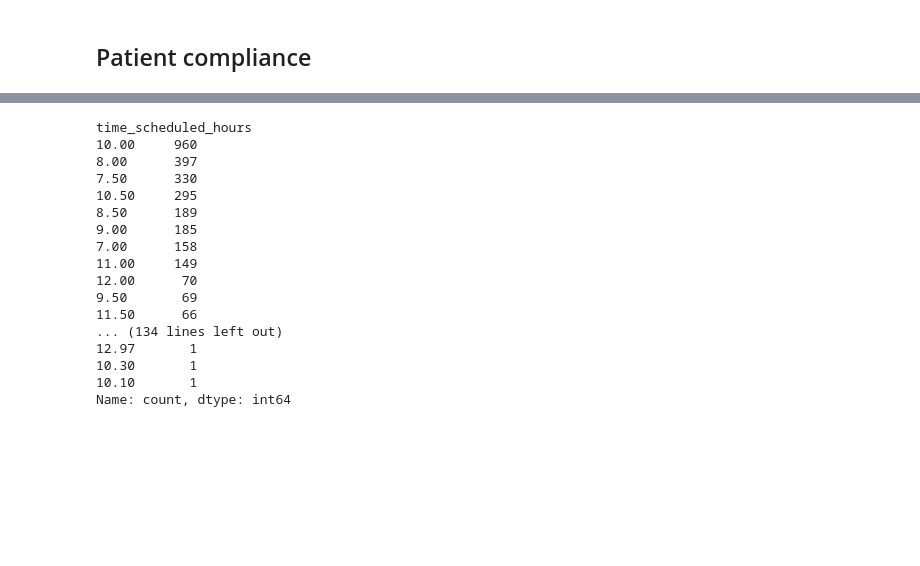
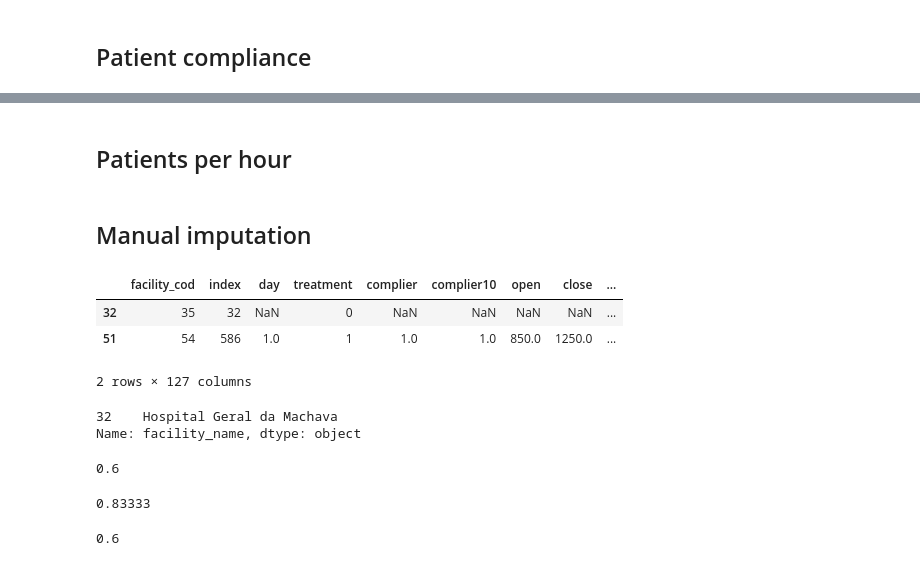
Before and after one commit to health-lse/anc_hiv_scheduling, a Jupyter notebook: notebooks/anc_consolidated.ipynb, the cells around one changed output, grey strips where cells are left out. Cells and saved outputs as stored; diff of their text form; code cells hidden in the pictures; blank space fills up the shorter version.

```diff
--- a/notebooks/anc_consolidated.ipynb
+++ b/notebooks/anc_consolidated.ipynb
@@ -523,26 +523,5 @@ def time_to_time_float(time):
     hour = float(time[0:(size-2)])
     minute = float(time[(size-2):size])
     return hour + round(minute/60, 2)
-
-
-(
-     ["time_scheduled_hours"].replace(".0","").astype(int)
-    .apply(time_to_time_float).value_counts())
-# %% [output]
-time_scheduled_hours
-10.00     960
-8.00      397
-7.50      330
-10.50     295
-8.50      189
-9.00      185
-7.00      158
-11.00     149
-12.00      70
-9.50       69
-11.50      66
-... (134 lines left out)
-12.97       1
-10.30       1
-10.10       1
-Name: count, dtype: int64
+# %% [markdown]
+## Patients per hour
@@ -548,0 +563,14 @@ Name: count, dtype: int64
+# %% [markdown]
+## Manual imputation
+# %%
+facility_characteristics.query("volume_base_total.isna()")
+# %% [output]
+|  | facility_cod | index | day | treatment | complier | complier10 | open | close | ... |
+| 32 | 35 | 32 | NaN | 0 | NaN | NaN | NaN | NaN | ... |
+| 51 | 54 | 586 | 1.0 | 1 | 1.0 | 1.0 | 850.0 | 1250.0 | ... |
+2 rows × 127 columns
+# %%
+facility_characteristics.query("hospital.isna()")["facility_name"]
+# %% [output]
+32    Hospital Geral da Machava
+Name: facility_name, dtype: object
@@ -548,0 +580,15 @@ Name: count, dtype: int64
+# %%
+(facility_characteristics.query("province == 'Maputo Província' ")
+    ["score_basic_amenities"].median())
+# %% [output]
+0.6
+# %%
+(facility_characteristics.query("province == 'Maputo Província' ")
+    ["score_basic_equipment"].median())
+# %% [output]
+0.83333
+# %%
+(facility_characteristics.query("province == 'Maputo Província' ")
+    ["index_anc_readiness"].median())
+# %% [output]
+0.6
```
Also changed, not shown: parts of 6 cells of this notebook, 8 other files.
